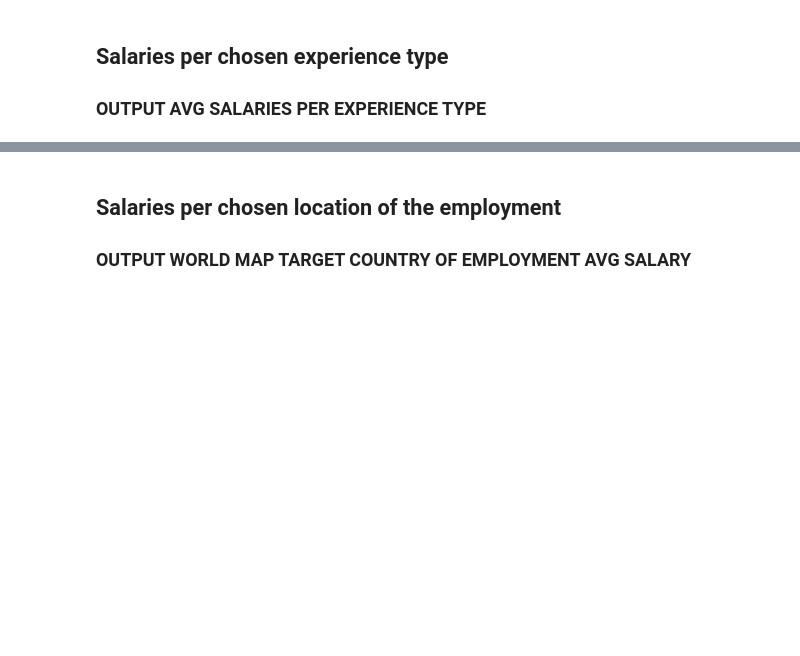
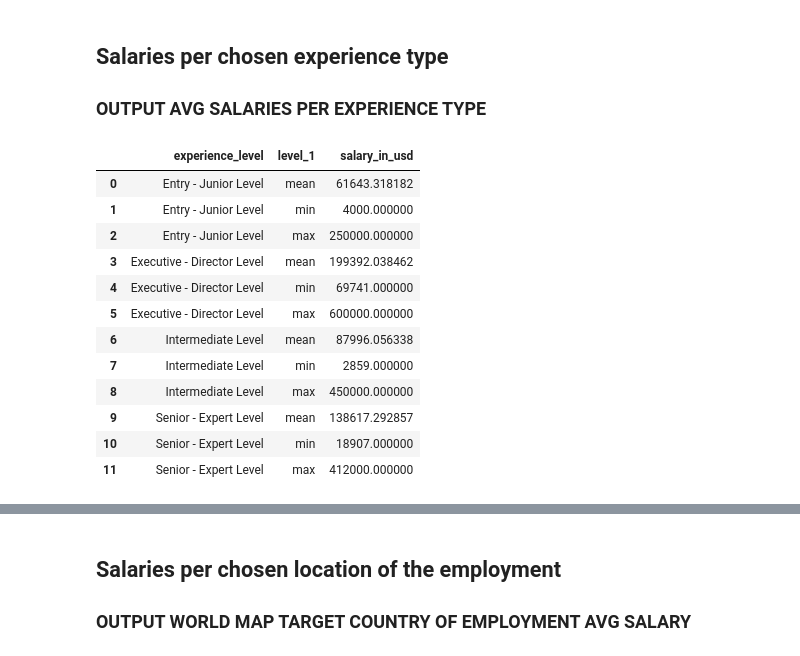
Before and after one commit to adzict/data_science_salaries, a Jupyter notebook: Data Science Salaries Dataset Exploration.ipynb, the cells around one changed output, grey strips where cells are left out. Saved outputs shown, nothing was run; the diff lists cells and outputs as text; code cells hidden in the pictures; blank space fills up the shorter version.

```diff
--- a/Data Science Salaries Dataset Exploration.ipynb
+++ b/Data Science Salaries Dataset Exploration.ipynb
@@ -480,7 +536,21 @@ plt.show();
 
 ### OUTPUT AVG SALARIES PER EXPERIENCE TYPE
 # %%
-salary_xp = salaries_final.groupby('experience_level').agg({'salary_in_usd': ['mean', 'min', 'max']}).stack().reset_index()
+salary_xp = salaries.groupby('experience_level').agg({'salary_in_usd': ['mean', 'min', 'max']}).stack().reset_index()
 salary_xp
+# %% [output]
+|  | experience_level | level_1 | salary_in_usd |
+| 0 | Entry - Junior Level | mean | 61643.318182 |
+| 1 | Entry - Junior Level | min | 4000.000000 |
+| 2 | Entry - Junior Level | max | 250000.000000 |
+| 3 | Executive - Director Level | mean | 199392.038462 |
+| 4 | Executive - Director Level | min | 69741.000000 |
+| 5 | Executive - Director Level | max | 600000.000000 |
+| 6 | Intermediate Level | mean | 87996.056338 |
+| 7 | Intermediate Level | min | 2859.000000 |
+| 8 | Intermediate Level | max | 450000.000000 |
+| 9 | Senior - Expert Level | mean | 138617.292857 |
+| 10 | Senior - Expert Level | min | 18907.000000 |
+| 11 | Senior - Expert Level | max | 412000.000000 |
 # %%
 #user chosen experience
```
Also changed, not shown: parts of 38 cells of this notebook, 2 other files.
